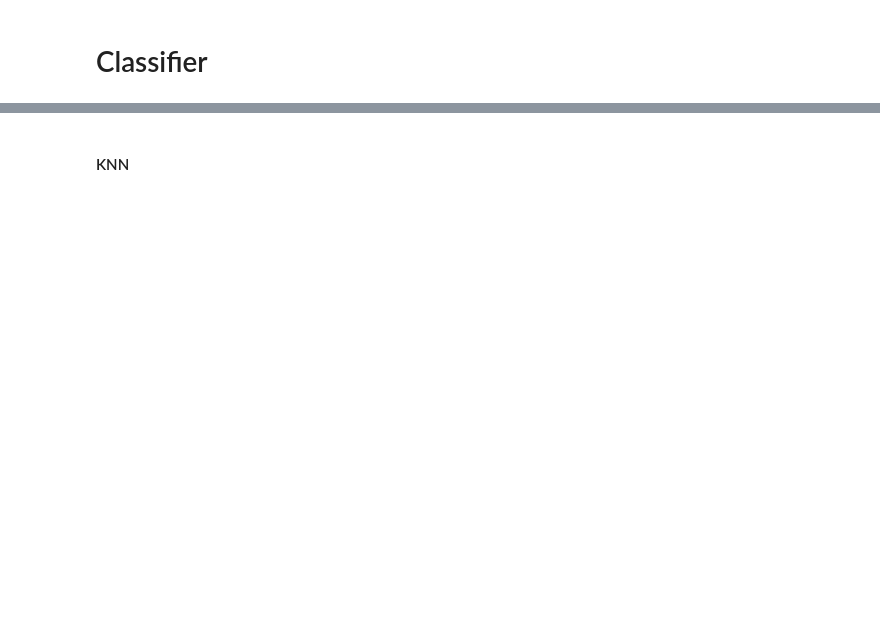
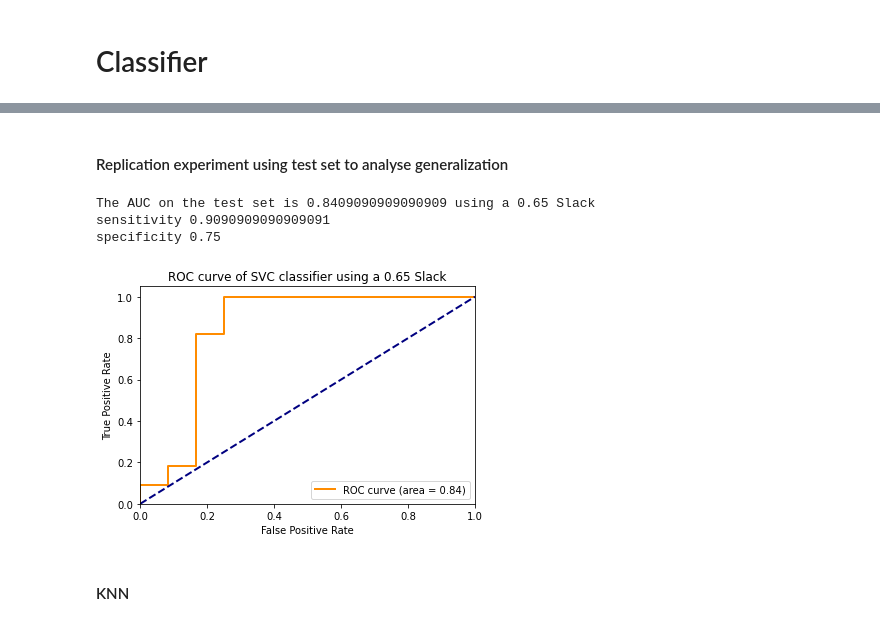
Before and after one commit to milouterbraak/TM12007---H-N-group-12, a Jupyter notebook: H&N_group_12.ipynb, the cells around one changed output, grey strips where cells are left out. Saved outputs shown, nothing was run; the diff lists cells and outputs as text; code cells hidden in the pictures; blank space fills up the shorter version.

```diff
--- a/H&N_group_12.ipynb
+++ b/H&N_group_12.ipynb
@@ -622,3 +514,34 @@ TypeError: 'numpy.float64' object is not callable
+# %% [markdown]
+#### Replication experiment using test set to analyse generalization
+# %%
+# Use the optimal parameters without any tuning to validate the optimal classifier
+clf = SVC(kernel = 'linear', probability=True, C=optimal_c, random_state=RAND_STATE)
+# Fit on the entire dataset
+clf.fit(X_train_pca, y_train)
+
+# Test the classifier on the indepedent test data
+probabilities_train = clf.predict_proba(X_train_pca)
+probabilities_test = clf.predict_proba(X_test_pca)
+scores_train = probabilities_train[:, 1]
+scores_test = probabilities_test[:, 1]
+
+# Get the auc, sensitivity and specificity
+auc_svc_train = metrics.roc_auc_score(y_train, scores_train)
+auc_svc_test = metrics.roc_auc_score(y_test, scores_test)
+tn, fp, fn, tp = metrics.confusion_matrix(y_test, clf.predict(X_test_pca)).ravel()
+specificity = tn / (tn+fp)
+sensitivity = tp/(tp+fn)
+print(f'The AUC on the test set is {auc_svc_test} using a {round(optimal_c, 2)} Slack')
+print('sensitivity',sensitivity)
+print('specificity', specificity)
+
+# Plot ROC curve
+plot_roc(probabilities_test,y_test_bin, fig_dir+ 'ROC_kNN.png', f'ROC curve of SVC classifier using a {round(optimal_c,2)} Slack')
+# %% [output]
+The AUC on the test set is 0.8409090909090909 using a 0.65 Slack
+sensitivity 0.9090909090909091
+specificity 0.75
+[figure, added]
 # %% [markdown]
 #### KNN
 # %%
```
Also changed, not shown: parts of 34 cells of this notebook, 11 other files.
